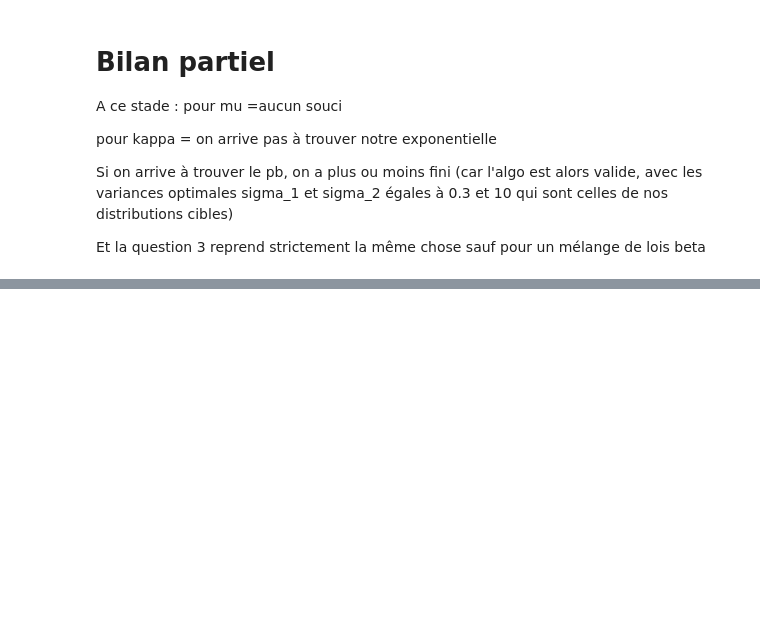
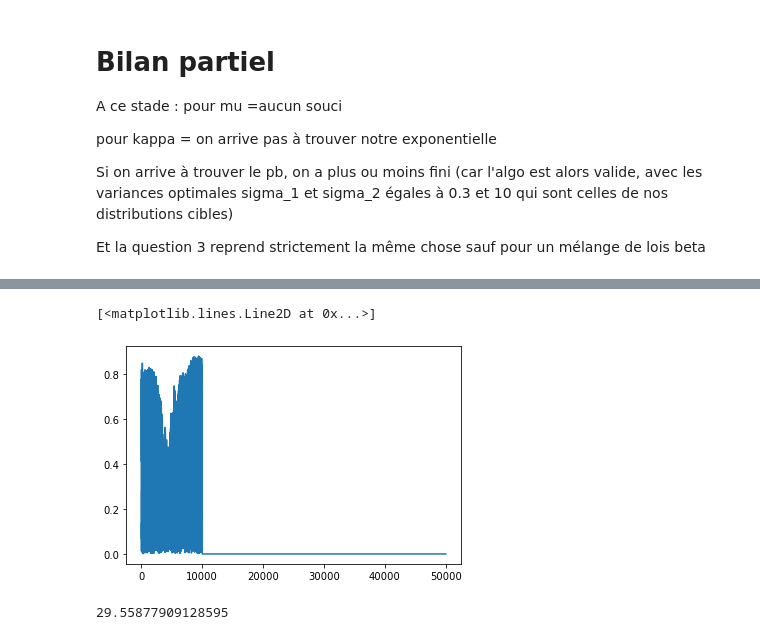
Before and after one commit to erialc-cal/MCM_Listeria_Prevalence, a Jupyter notebook: exploratoire_robin.ipynb, the cells around one changed output, grey strips where cells are left out. Cells and saved outputs as stored; diff of their text form; code cells hidden in the pictures; blank space fills up the shorter version.

```diff
--- a/exploratoire_robin.ipynb
+++ b/exploratoire_robin.ipynb
@@ -625,0 +637,3 @@ Et la question 3 reprend strictement la même chose sauf pour un mélange de loi
+# %%
+df = data[data['prob']<0.5]
+df=df.reset_index(drop = True)
@@ -625,0 +705,26 @@ Et la question 3 reprend strictement la même chose sauf pour un mélange de loi
+# %%
+N = 50000                          # 50 000 itérations cette fois !
+y = np.zeros((N, 92))
+
+for i in range (0,90):
+    y[0,i]=df['prob'][i]
+y[0,90]=0.5
+y[0,91]=1000
+
+w=np.zeros(N)
+kap=np.zeros(N)
+z=np.zeros(N)
+
+for n in tqdm(range(1, 50000)):
+    y[n] = metropolis_within_gibbs_4(y[n-1],sigma_1=0.3,sigma_2=7)
+# %%
+plt.plot(y[:,30])
+
+# MCMC trace pour kappa
+# %% [output]
+[<matplotlib.lines.Line2D at 0x...>]
+[figure, added]
+# %%
+np.mean(y[0:20000,92])
+# %% [output]
+29.55877909128595
```
Also changed, not shown: parts of 27 cells of this notebook.
